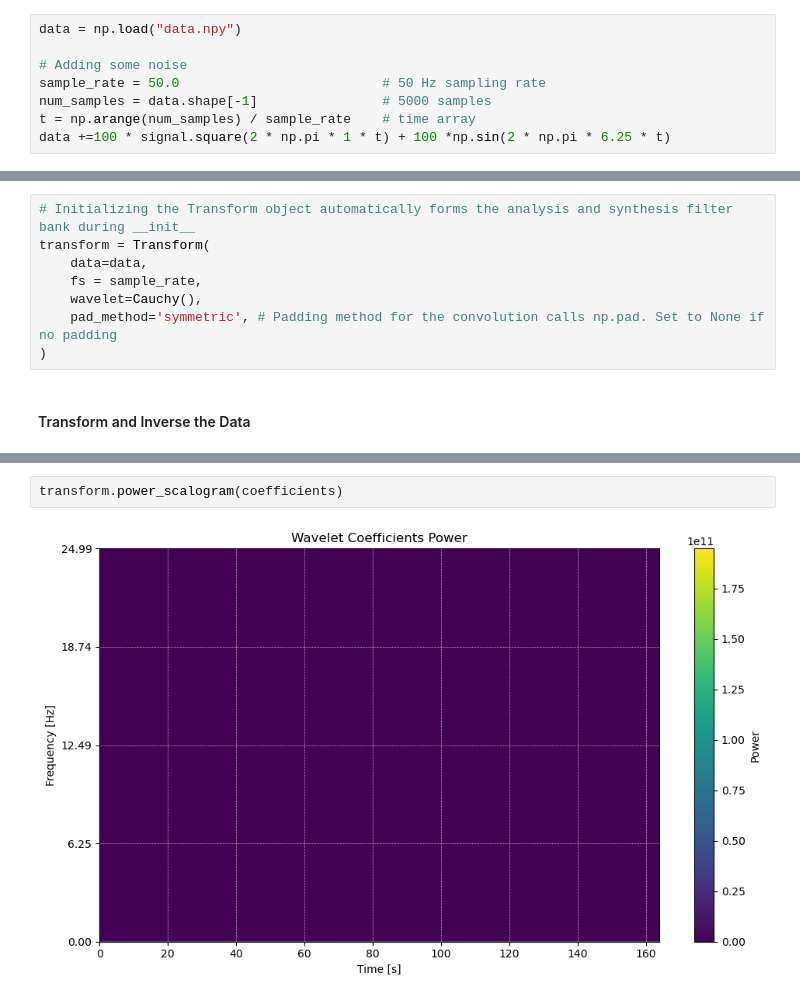
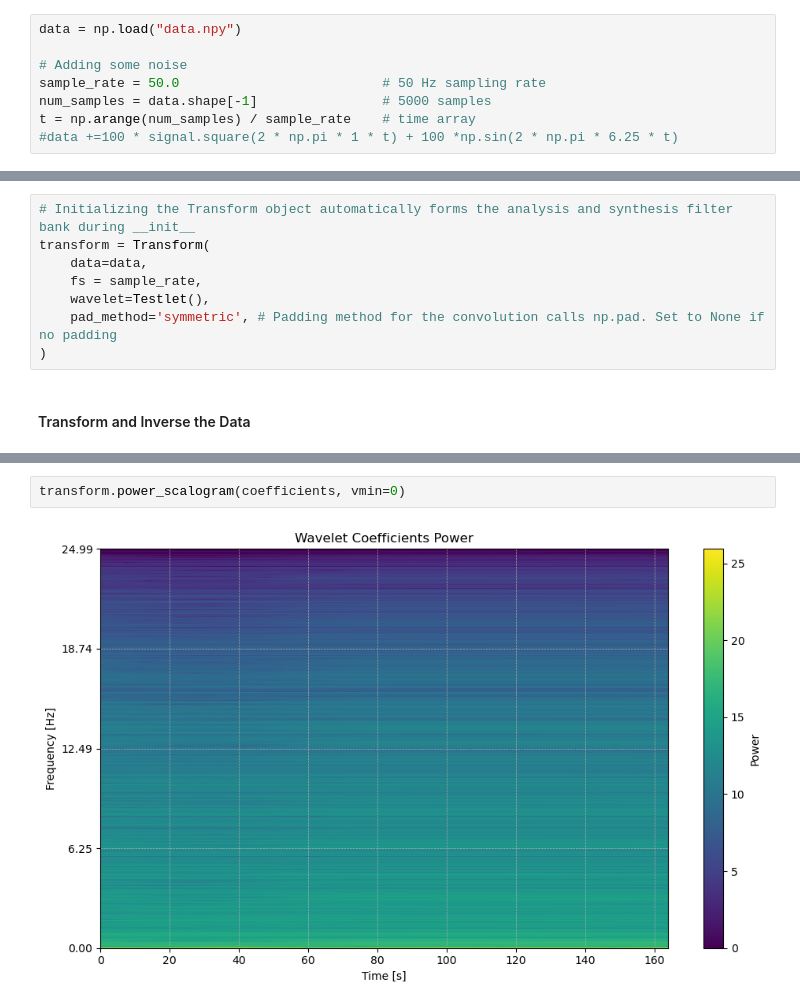
Before and after one commit to aphoffmann/InvertibleWavelets, a Jupyter notebook: ExampleUsage.ipynb, the cells around one changed output, grey strips where cells are left out. Cells and saved outputs as stored; diff of their text form.

```diff
--- a/ExampleUsage.ipynb
+++ b/ExampleUsage.ipynb
@@ -14,7 +14,7 @@ data = np.load("data.npy")
 sample_rate = 50.0                          # 50 Hz sampling rate
 num_samples = data.shape[-1]                # 5000 samples
 t = np.arange(num_samples) / sample_rate    # time array
-data +=100 * signal.square(2 * np.pi * 1 * t) + 100 *np.sin(2 * np.pi * 6.25 * t)
+#data +=100 * signal.square(2 * np.pi * 1 * t) + 100 *np.sin(2 * np.pi * 6.25 * t)
 # %% [markdown]
 #### Create Transform Object and Analysis Filters
 # %%
@@ -22,7 +22,7 @@ data +=100 * signal.square(2 * np.pi * 1 * t) + 100 *np.sin(2 * np.pi * 6.25 * t
 transform = Transform(
     data=data,
     fs = sample_rate,
-    wavelet=Cauchy(),
+    wavelet=Testlet(),
     pad_method='symmetric', # Padding method for the convolution calls np.pad. Set to None if no padding
 )
 # %% [markdown]
@@ -55,4 +55,4 @@ Reconstruction error: 4.048657513876378e-08
 # %%
-transform.power_scalogram(coefficients)
+transform.power_scalogram(coefficients, vmin=0)
 # %% [output]
-[figure, old version]
+[figure, new version]
```
Also changed, not shown: parts of 2 cells of this notebook, 3 other files.
